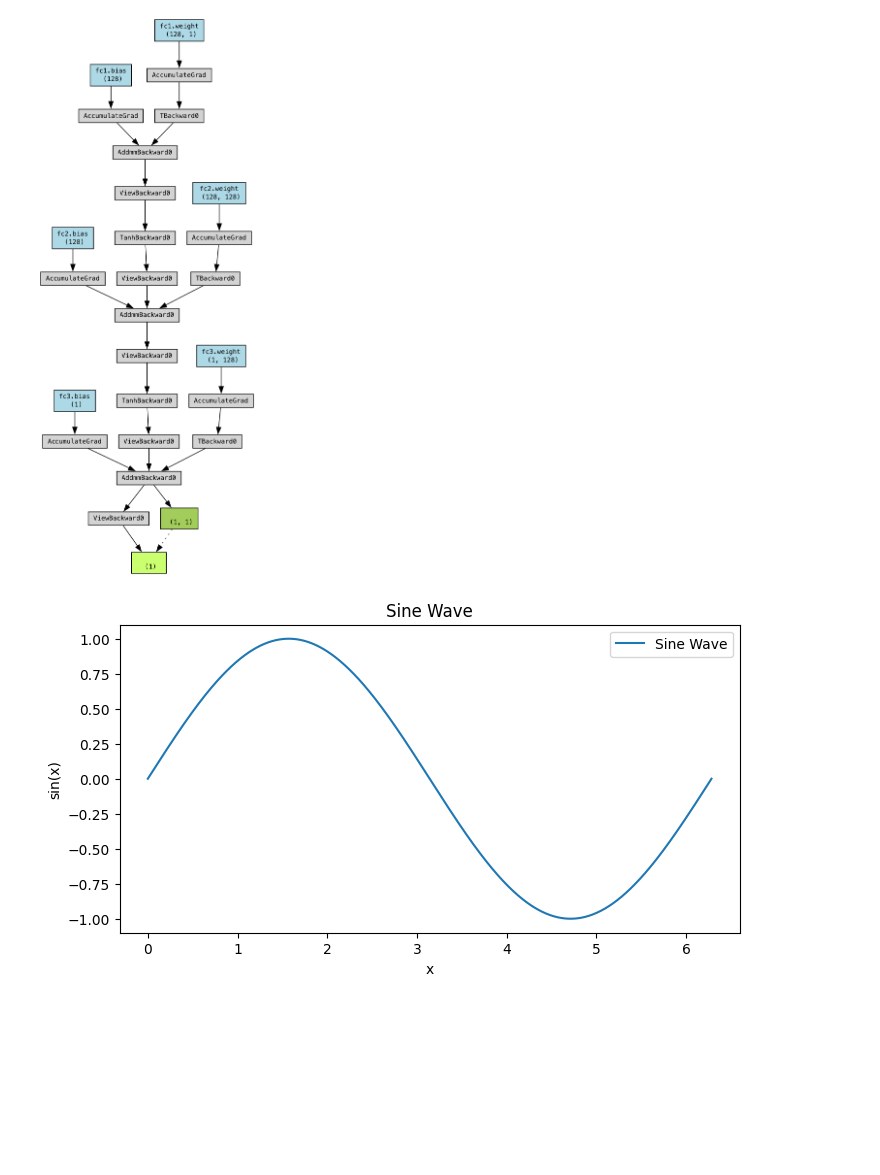
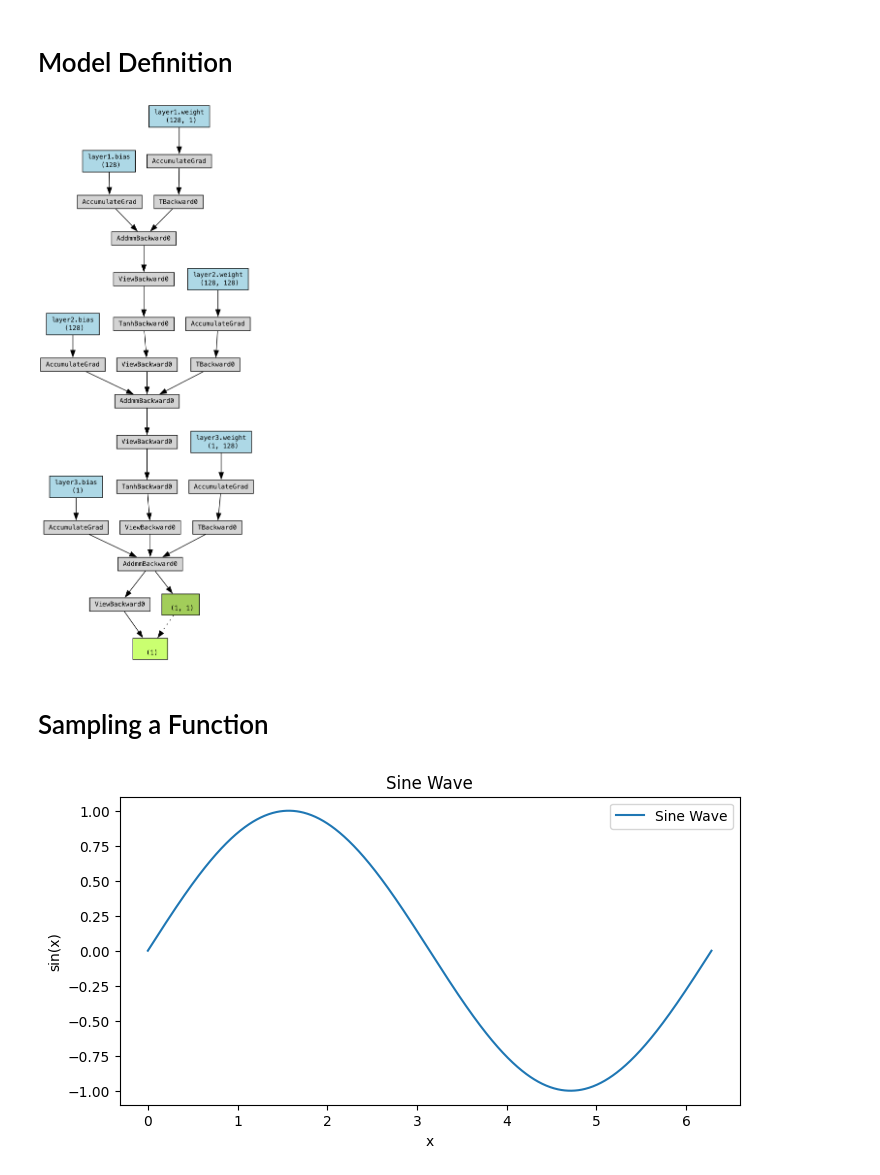
Before and after one commit to spagdoon0411/pytorch-csu-ccc-summer-camp, a Jupyter notebook: feed-forward.ipynb, the cells around one changed output. Drawn from its saved outputs; the diff is of its cells as text; code cells hidden in the pictures; blank space fills up the shorter version.

```diff
--- a/feed-forward.ipynb
+++ b/feed-forward.ipynb
@@ -9,25 +10,33 @@ from IPython.display import Image, display
+# %% [markdown]
+# Model Definition
 # %%
-class SimpleFFN(nn.Module):
+class FeedForward(nn.Module):
     def __init__(self):
         super().__init__()
-        self.fc1 = nn.Linear(1, 128)
-        self.fc2 = nn.Linear(128, 128)
-        self.fc3 = nn.Linear(128, 1)
+        self.layer1 = nn.Linear(1, 128)
+        self.layer2 = nn.Linear(128, 128)
+        self.layer3 = nn.Linear(128, 1)
 
     def forward(self, x):
-        x = torch.tanh(self.fc1(x))
-        x = torch.tanh(self.fc2(x))
-        return self.fc3(x)
+        x = torch.tanh(self.layer1(x))
+        x = torch.tanh(self.layer2(x))
+        return self.layer3(x)
+# %%
+model = FeedForward()
 # %%
-model = SimpleFFN()
-sample_input = torch.randn(1)
-output = model(sample_input)
-dot = make_dot(output, params=dict(model.named_parameters()))
-dot.render("simple_ffn_graph", format="png")
+def display_model(model):
+    sample_input = torch.randn(1)
+    output = model(sample_input)
+    dot = make_dot(output, params=dict(model.named_parameters()))
+    dot.render("simple_ffn_graph", format="png")
+    display(Image(filename="simple_ffn_graph.png"))
 
-display(Image(filename="simple_ffn_graph.png"))
+
+display_model(model)
 # %% [output]
-[figure, old version]
+[figure, new version]
+# %% [markdown]
+# Sampling a Function
 # %%
 # Generate sine wave data
 x = np.linspace(0, 2 * np.pi, 1000)
```
Also changed, not shown: parts of 11 cells of this notebook, 2 other files.
